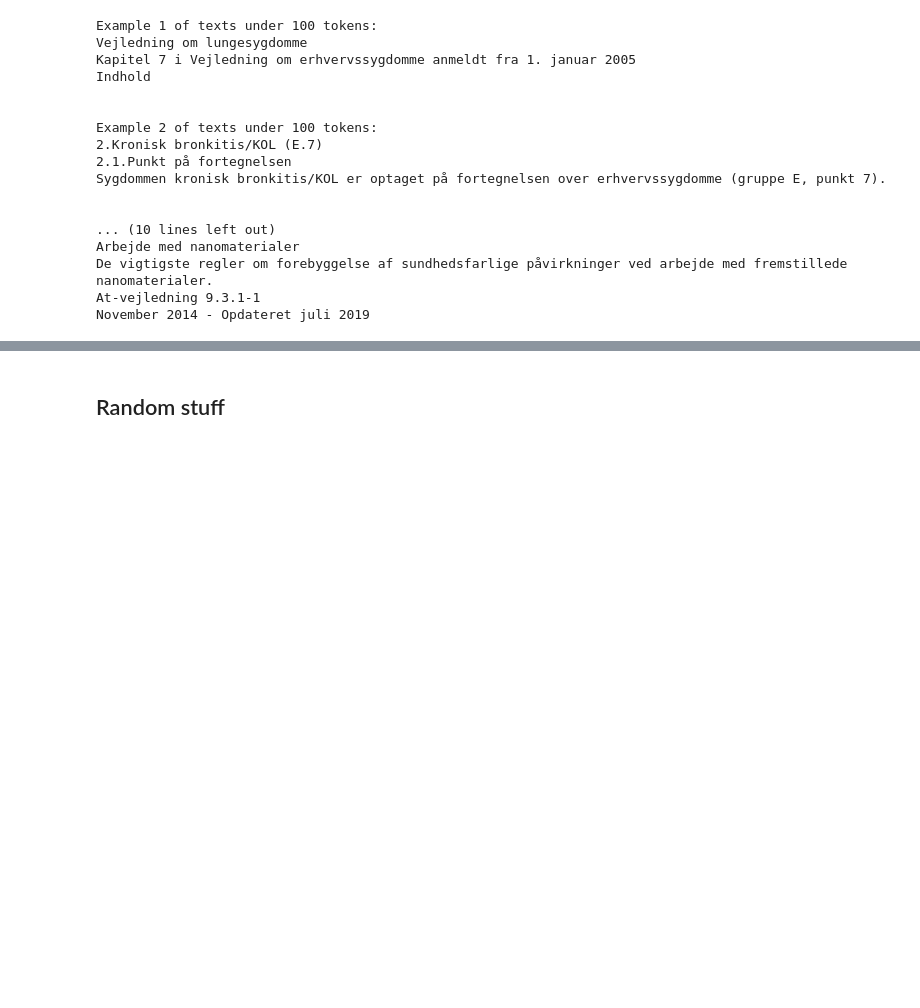
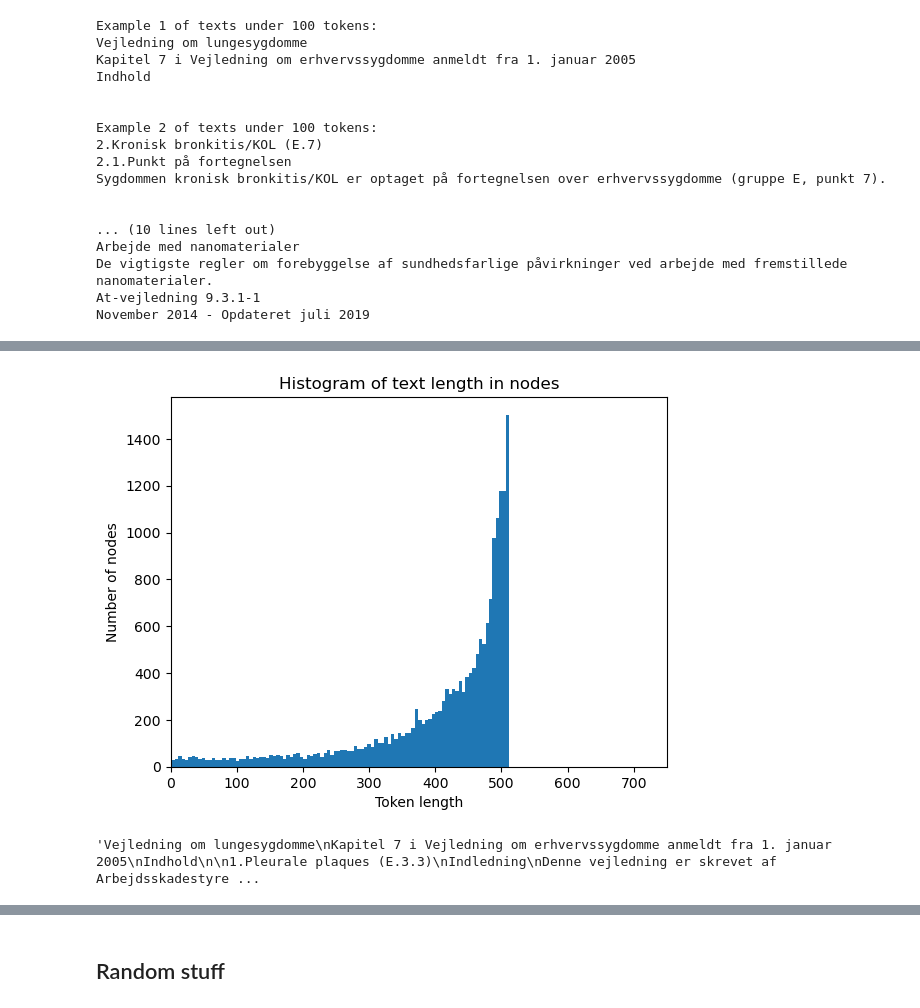
Before and after one commit to jalkestrup/llama_playground, a Jupyter notebook: 06_QA_gen_eval.ipynb, the cells around one changed output, grey strips where cells are left out. Drawn from its saved outputs; the diff is of its cells as text; code cells hidden in the pictures; blank space fills up the shorter version.

```diff
--- a/06_QA_gen_eval.ipynb
+++ b/06_QA_gen_eval.ipynb
@@ -108,0 +252,2 @@ Mie Skovbæk Mortensen
+# %%
+vector_index_ada = VectorStoreIndex(nodes_vejledninger_filtered[0:300], service_context=service_context_ada, show_progress=True)
@@ -108,0 +260,8 @@ Mie Skovbæk Mortensen
+# %%
+from llama_index.response.notebook_utils import display_source_node
+
+retriever_e5 = vector_index_e5.as_retriever(similarity_top_k=3)
+retrieved_nodes = retriever_e5.retrieve("Kan udgfter til køb af proteser eller kørestol dækkes som en del af genoptræningen?")
+
+for node in retrieved_nodes:
+    display_source_node(node, source_length=1000)
@@ -108,0 +295,7 @@ Mie Skovbæk Mortensen
+# %%
+retriever_ada = vector_index_ada.as_retriever(similarity_top_k=3)
+
+retrieved_nodes = retriever_ada.retrieve("Kan udgfter til køb af proteser eller kørestol dækkes som en del af genoptræningen?")
+
+for node in retrieved_nodes:
+    display_source_node(node, source_length=1000)
@@ -223,0 +553,29 @@ November 2014 - Opdateret juli 2019
+# %%
+custom_split_texts = recursive_split([str(text.page_content) for text in langchain_texts], max_chunk_size=512)
+# %%
+### Use HF tokenizer to verify length
+from transformers import AutoTokenizer, AutoModel
+tokenizer = AutoTokenizer.from_pretrained('intfloat/e5-base-v2')
+token_counts = []
+#Iterate over .page_content of each langchain_text
+for text in custom_split_texts:
+    token_counts.append(len(tokenizer.tokenize(text)))
+
+# batch_dict = tokenizer([node.text for node in nodes_vejledninger], max_length=512, padding=True, truncation=True, return_tensors='pt')
+
+#Plot a histogram of the length of the text in all nodes
+import matplotlib.pyplot as plt
+import numpy as np
+text_len = token_counts
+plt.hist(text_len, bins=100)
+plt.title('Histogram of text length in nodes')
+plt.xlabel('Token length')
+plt.xlim(0, 750)
+plt.ylabel('Number of nodes')
+plt.show()
+# %% [output]
+[figure, added]
+# %%
+vejledninger_tekst_dict['Vejledning om lungesygdomme'][0:3000]
+# %% [output]
+'Vejledning om lungesygdomme\nKapitel 7 i Vejledning om erhvervssygdomme anmeldt fra 1. januar 2005\nIndhold\n\n1.Pleurale plaques (E.3.3)\nIndledning\nDenne vejledning er skrevet af Arbejdsskadestyre ...
```
Also changed, not shown: parts of 46 cells of this notebook.
